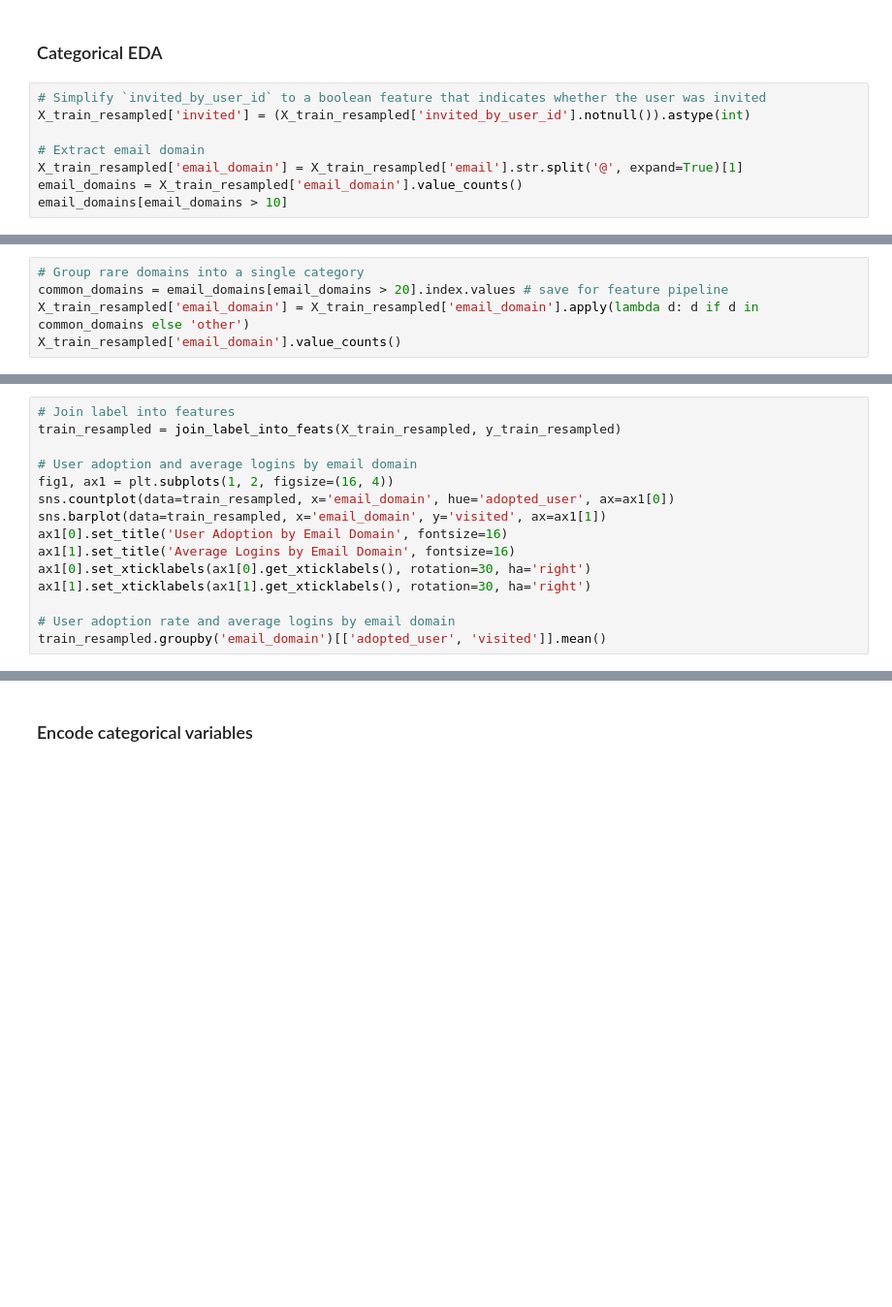
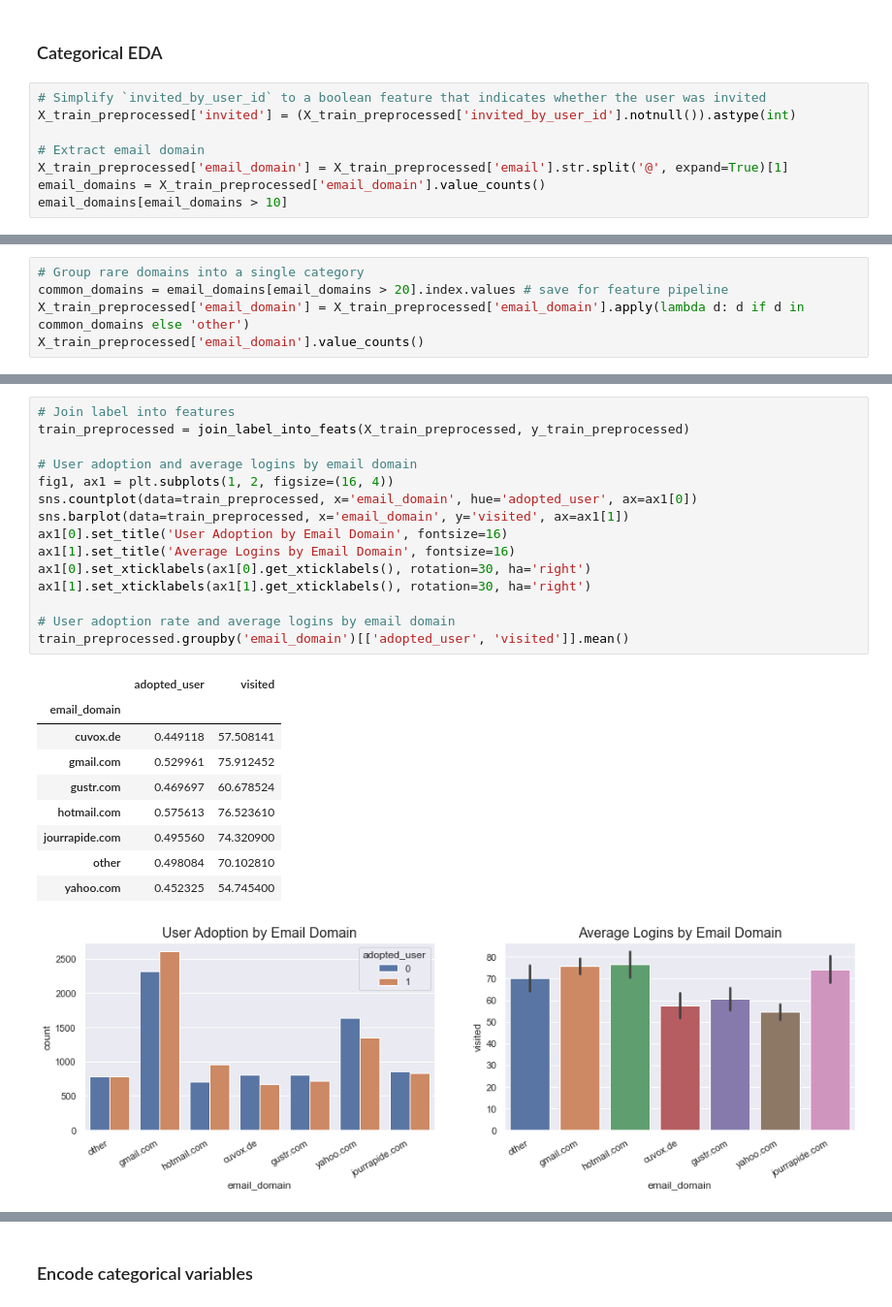
Before and after one commit to tri-bui/relax-challenge, a Jupyter notebook: relax_challenge.ipynb, the cells around one changed output, grey strips where cells are left out. Shown at 97% size. Drawn from its saved outputs; the diff is of its cells as text; blank space fills up the shorter version.

Commit message:
Update train_resampled to train_preprocessed in categorical EDA

```diff
--- a/relax_challenge.ipynb
+++ b/relax_challenge.ipynb
@@ -280,9 +280,9 @@ monthly_adoption_df
 ### Categorical EDA
 # %%
 # Simplify `invited_by_user_id` to a boolean feature that indicates whether the user was invited
-X_train_resampled['invited'] = (X_train_resampled['invited_by_user_id'].notnull()).astype(int)
+X_train_preprocessed['invited'] = (X_train_preprocessed['invited_by_user_id'].notnull()).astype(int)
 
 # Extract email domain
-X_train_resampled['email_domain'] = X_train_resampled['email'].str.split('@', expand=True)[1]
-email_domains = X_train_resampled['email_domain'].value_counts()
+X_train_preprocessed['email_domain'] = X_train_preprocessed['email'].str.split('@', expand=True)[1]
+email_domains = X_train_preprocessed['email_domain'].value_counts()
 email_domains[email_domains > 10]
@@ -289,5 +308,5 @@ email_domains[email_domains > 10]
 # %%
 # Group rare domains into a single category
 common_domains = email_domains[email_domains > 20].index.values # save for feature pipeline
-X_train_resampled['email_domain'] = X_train_resampled['email_domain'].apply(lambda d: d if d in common_domains else 'other')
-X_train_resampled['email_domain'].value_counts()
+X_train_preprocessed['email_domain'] = X_train_preprocessed['email_domain'].apply(lambda d: d if d in common_domains else 'other')
+X_train_preprocessed['email_domain'].value_counts()
@@ -294,18 +322,29 @@ X_train_resampled['email_domain'].value_counts()
 # %%
 # Join label into features
-train_resampled = join_label_into_feats(X_train_resampled, y_train_resampled)
+train_preprocessed = join_label_into_feats(X_train_preprocessed, y_train_preprocessed)
 
 # User adoption and average logins by email domain
 fig1, ax1 = plt.subplots(1, 2, figsize=(16, 4))
-sns.countplot(data=train_resampled, x='email_domain', hue='adopted_user', ax=ax1[0])
-sns.barplot(data=train_resampled, x='email_domain', y='visited', ax=ax1[1])
+sns.countplot(data=train_preprocessed, x='email_domain', hue='adopted_user', ax=ax1[0])
+sns.barplot(data=train_preprocessed, x='email_domain', y='visited', ax=ax1[1])
 ax1[0].set_title('User Adoption by Email Domain', fontsize=16)
 ax1[1].set_title('Average Logins by Email Domain', fontsize=16)
 ax1[0].set_xticklabels(ax1[0].get_xticklabels(), rotation=30, ha='right')
 ax1[1].set_xticklabels(ax1[1].get_xticklabels(), rotation=30, ha='right')
 
 # User adoption rate and average logins by email domain
-train_resampled.groupby('email_domain')[['adopted_user', 'visited']].mean()
+train_preprocessed.groupby('email_domain')[['adopted_user', 'visited']].mean()
+# %% [output]
+|  | adopted_user | visited |
+| email_domain |  |  |
+| cuvox.de | 0.449118 | 57.508141 |
+| gmail.com | 0.529961 | 75.912452 |
+| gustr.com | 0.469697 | 60.678524 |
+| hotmail.com | 0.575613 | 76.523610 |
+| jourrapide.com | 0.495560 | 74.320900 |
+| other | 0.498084 | 70.102810 |
+| yahoo.com | 0.452325 | 54.745400 |
+[figure, added]
 # %%
 # User adoption and average logins by creation source
 fig2, ax2 = plt.subplots(1, 2, figsize=(16, 4))
```
Also changed, not shown: parts of 6 cells of this notebook.
